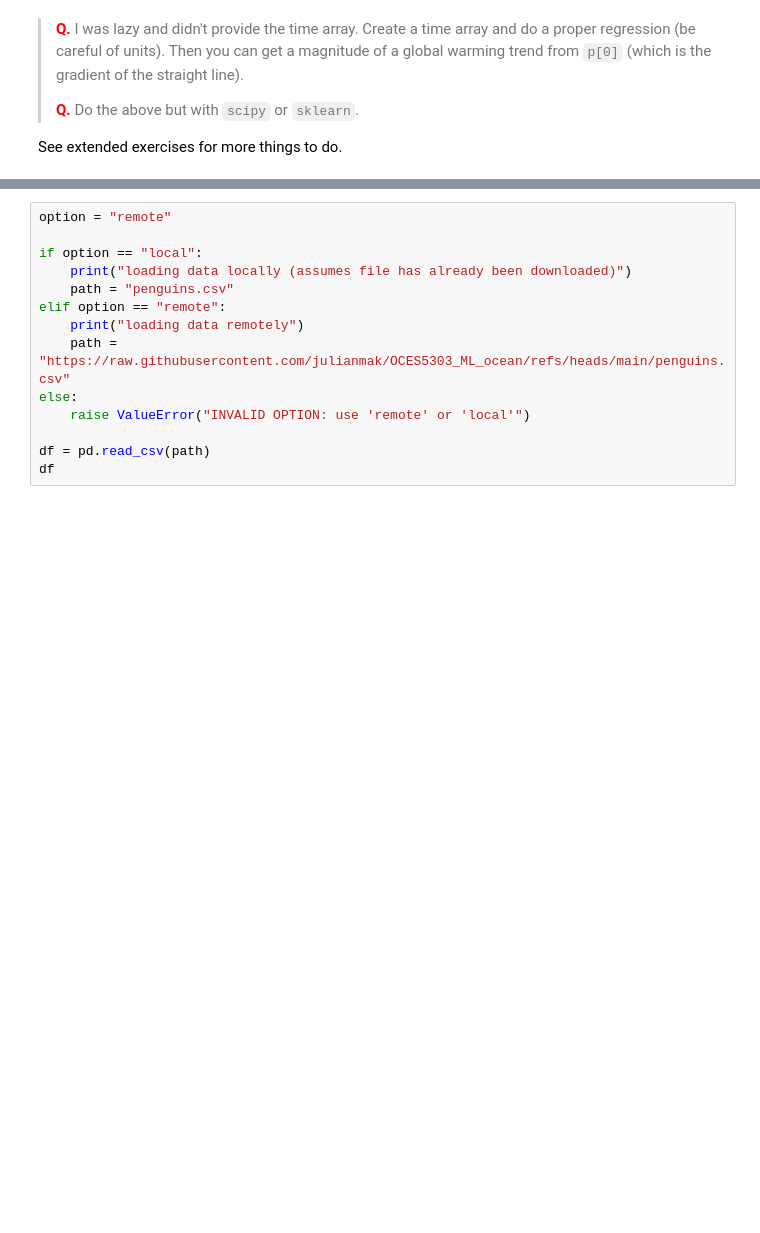
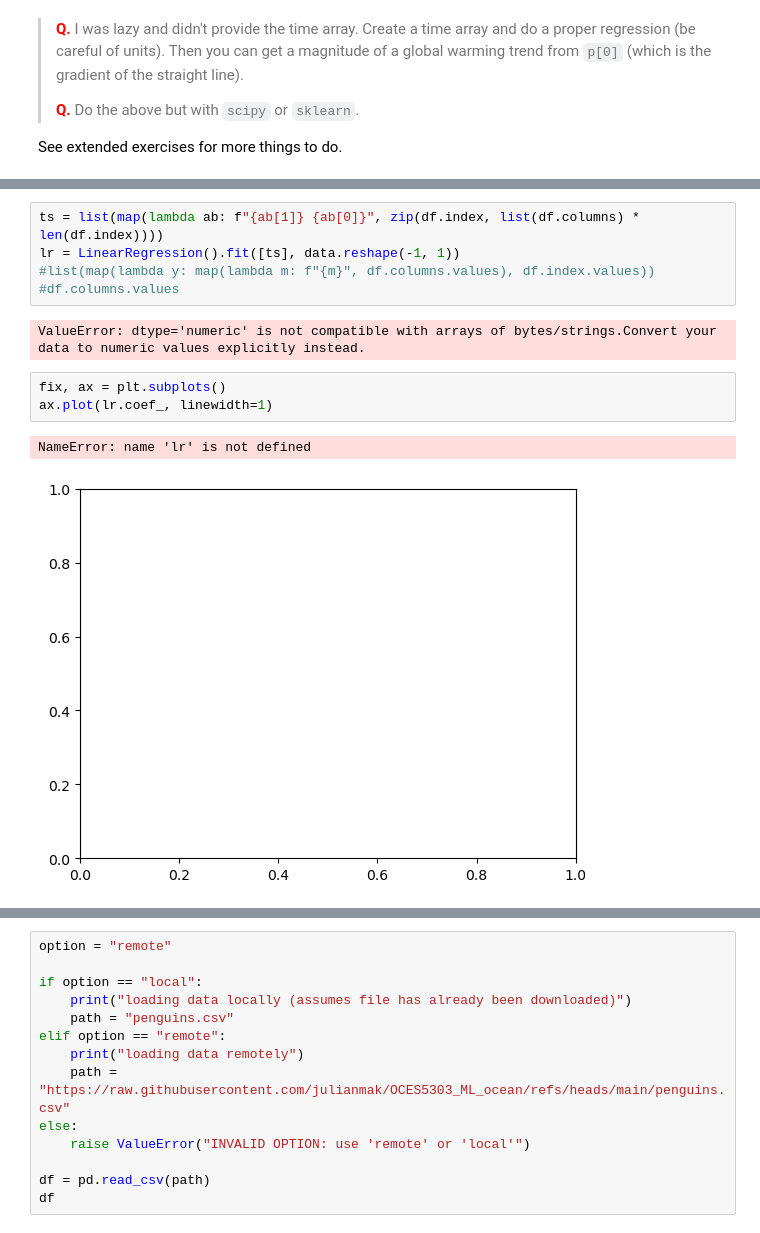
Before and after one commit to jonassterud/OCES5303_ML, a Jupyter notebook: 01_python_sklearn.ipynb, the cells around one changed output, grey strips where cells are left out. Saved outputs shown, nothing was run; the diff lists cells and outputs as text; blank space fills up the shorter version.

```diff
--- a/01_python_sklearn.ipynb
+++ b/01_python_sklearn.ipynb
@@ -261,3 +302,16 @@ See extended exercises for more things to do.
+# %%
+ts = list(map(lambda ab: f"{ab[1]} {ab[0]}", zip(df.index, list(df.columns) * len(df.index))))
+lr = LinearRegression().fit([ts], data.reshape(-1, 1))
+#list(map(lambda y: map(lambda m: f"{m}", df.columns.values), df.index.values))
+#df.columns.values
+# %% [output]
+ValueError: dtype='numeric' is not compatible with arrays of bytes/strings.Convert your data to numeric values explicitly instead.
+# %%
+fix, ax = plt.subplots()
+ax.plot(lr.coef_, linewidth=1)
+# %% [output]
+NameError: name 'lr' is not defined
+[figure, added]
 # %% [markdown]
 ## Penguin data
 
```
Also changed, not shown: parts of 21 cells of this notebook.
